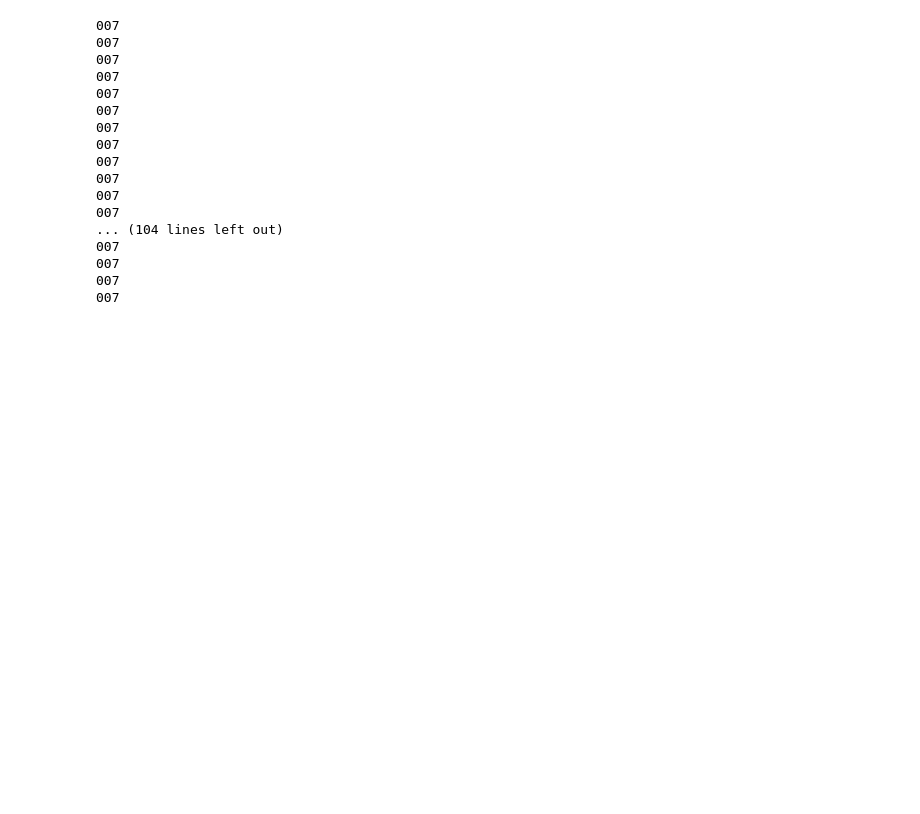
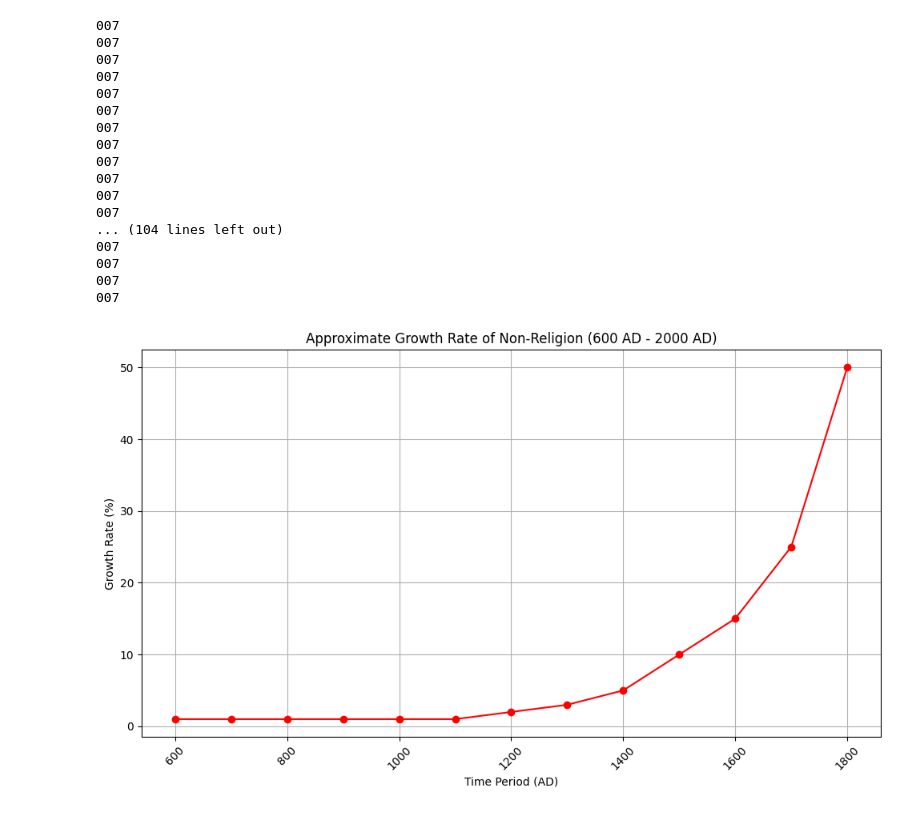
Before and after one commit to saim14/Code, a Jupyter notebook: Algorithm Analysis.ipynb, the cells around one changed output. Saved outputs shown, nothing was run; the diff lists cells and outputs as text; code cells hidden in the pictures; blank space fills up the shorter version.

Commit message:
Religion added

```diff
--- a/Algorithm Analysis.ipynb
+++ b/Algorithm Analysis.ipynb
@@ -108,3 +108,36 @@ A(10)
 007
 007
 007
+# %%
+import matplotlib.pyplot as plt
+
+# Time periods and approximate growth rates for Non-Religion
+time_periods = [
+    600, 700, 800, 900,
+    1000, 1100, 1200, 1300,
+    1400, 1500, 1600, 1700,
+    1800
+]
+growth_rates_non_religion = [
+    1, 1, 1, 1,
+    1, 1, 2, 3,
+    5, 10, 15, 25,
+    50
+]
+
+# Plotting the line chart for Non-Religion
+plt.figure(figsize=(10, 6))
+plt.plot(time_periods, growth_rates_non_religion, marker='o', linestyle='-', color='red')
+
+# Adding titles and labels
+plt.title('Approximate Growth Rate of Non-Religion (600 AD - 2000 AD)')
+plt.xlabel('Time Period (AD)')
+plt.ylabel('Growth Rate (%)')
+plt.grid(True)
+plt.xticks(rotation=45)
+plt.tight_layout()
+
+# Display the chart
+plt.show()
+# %% [output]
+[figure, added]
```
Also changed, not shown: 3 other files.
